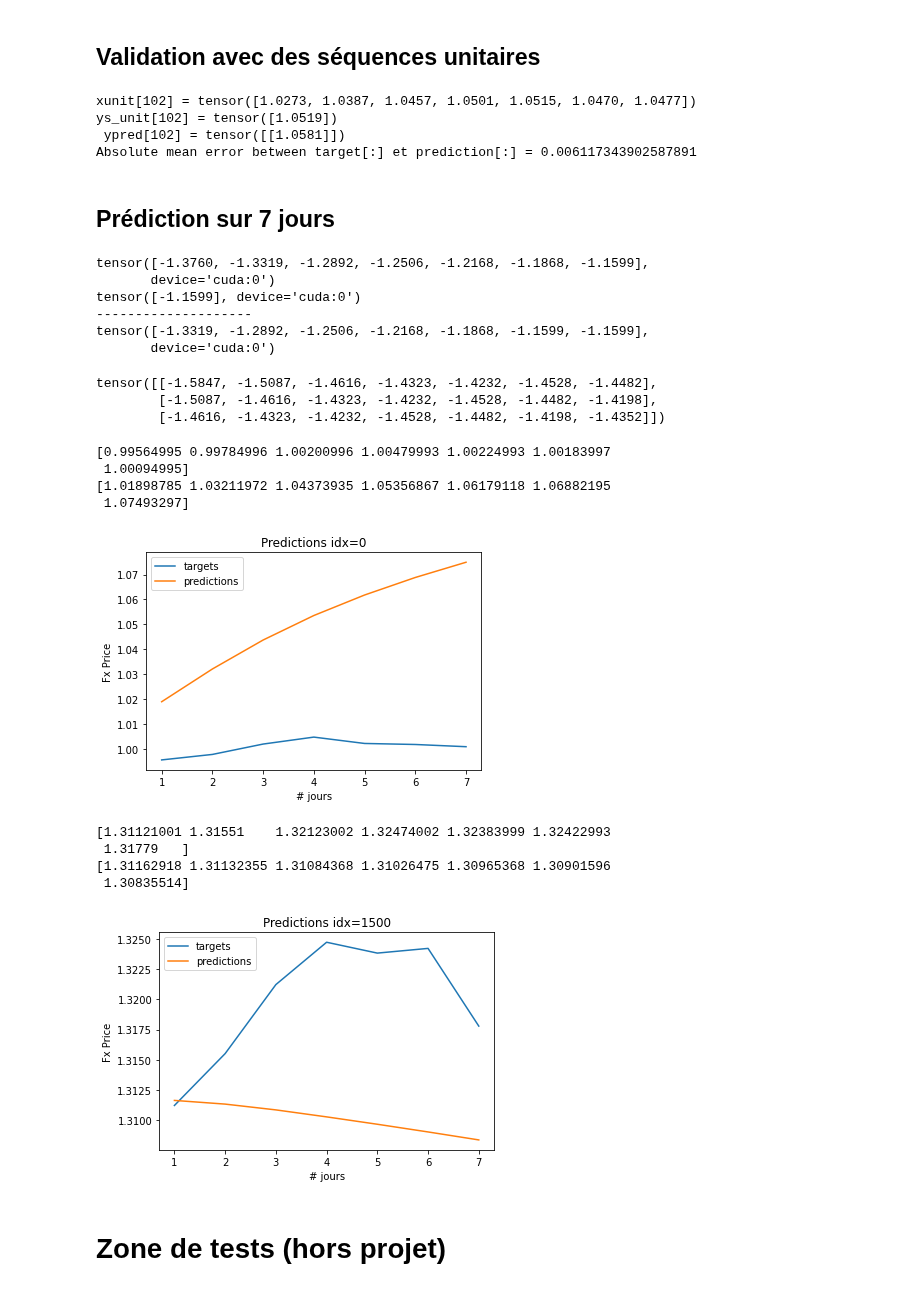
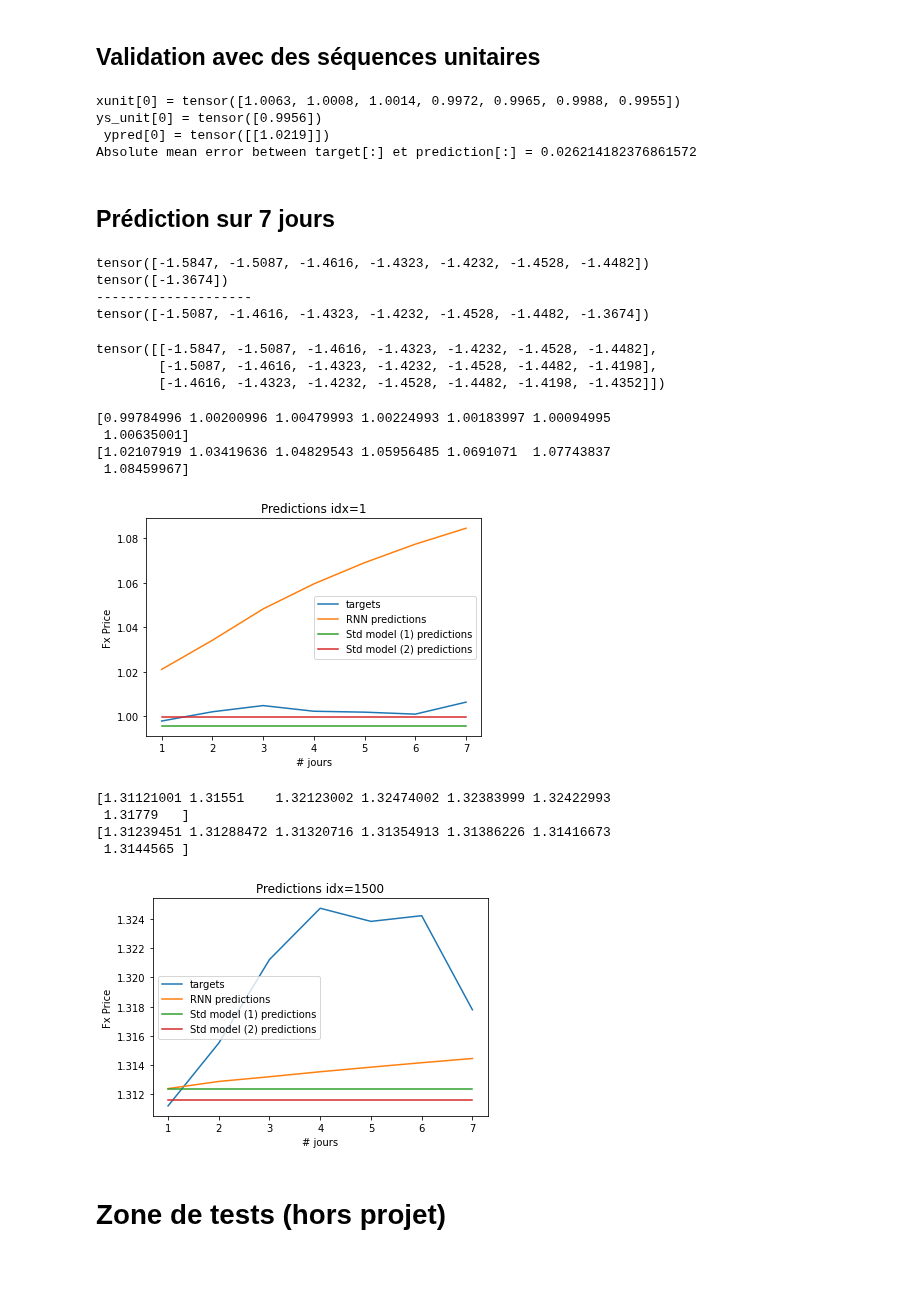
Before and after one commit to delemarchand2020/IVADO_MILA_DL, a Jupyter notebook: Predict_FX_with_DL.ipynb, the cells around one changed output. Saved outputs shown, nothing was run; the diff lists cells and outputs as text; code cells hidden in the pictures.

```diff
--- a/Predict_FX_with_DL.ipynb
+++ b/Predict_FX_with_DL.ipynb
@@ -531,7 +531,7 @@ Absolute mean error between target[:] et prediction[:] = 0.005741299595683813
 # %% [markdown]
 ## Validation avec des séquences unitaires
 # %%
-idx = 102
+idx = 0
 
 # Put sequence data on device (GPU when available)
 Xs_unit = Xs_test[idx:idx+1,:,:].to(device)
@@ -559,10 +559,10 @@ print(f"ys_unit[{idx}] = {ys_unit_unstd.detach()}\n ypred[{idx}] = {ypred_unstd.
 
 print_mean_abs_error(ys_unit_unstd.detach(), ypred_unstd.detach())
 # %% [output]
-xunit[102] = tensor([1.0273, 1.0387, 1.0457, 1.0501, 1.0515, 1.0470, 1.0477])
-ys_unit[102] = tensor([1.0519])
- ypred[102] = tensor([[1.0581]])
-Absolute mean error between target[:] et prediction[:] = 0.006117343902587891
+xunit[0] = tensor([1.0063, 1.0008, 1.0014, 0.9972, 0.9965, 0.9988, 0.9955])
+ys_unit[0] = tensor([0.9956])
+ ypred[0] = tensor([[1.0219]])
+Absolute mean error between target[:] et prediction[:] = 0.026214182376861572
 # %% [markdown]
 ## Prédiction sur 7 jours
 # %%
@@ -583,12 +583,10 @@ Xs_test[idx:idx+1,:,0]
 Xs_test[idx:idx+2,:,0]
 Xs_test[idx:idx+3,:,0]
 # %% [output]
-tensor([-1.3760, -1.3319, -1.2892, -1.2506, -1.2168, -1.1868, -1.1599],
-       device='cuda:0')
-tensor([-1.1599], device='cuda:0')
+tensor([-1.5847, -1.5087, -1.4616, -1.4323, -1.4232, -1.4528, -1.4482])
+tensor([-1.3674])
 --------------------
-tensor([-1.3319, -1.2892, -1.2506, -1.2168, -1.1868, -1.1599, -1.1599],
-       device='cuda:0')
+tensor([-1.5087, -1.4616, -1.4323, -1.4232, -1.4528, -1.4482, -1.3674])
 tensor([[-1.5847, -1.5087, -1.4616, -1.4323, -1.4232, -1.4528, -1.4482],
         [-1.5087, -1.4616, -1.4323, -1.4232, -1.4528, -1.4482, -1.4198],
         [-1.4616, -1.4323, -1.4232, -1.4528, -1.4482, -1.4198, -1.4352]])
@@ -597,6 +595,8 @@ def prediction_7jours(idx=1500):
   Xs_unit = Xs_test[idx:idx+1,:,:]
   ys_targets = np.array([])
   ys_predicts = np.array([])
+  ys_model1 = np.ones(7)*ys_test.numpy()[idx-1]
+  ys_model2 = np.ones(7)*torch.mean(Xs_test[idx-1:idx,:,:]).numpy()
 
   for i in range(idx,idx+7):
     Xs_unit = Xs_unit.to(device)
@@ -610,7 +610,9 @@ def prediction_7jours(idx=1500):
 
   xaxis = range(1, 8)
   plt.plot(xaxis, ys_targets*std + mean, label='targets')
-  plt.plot(xaxis, ys_predicts*std + mean, label='predictions')
+  plt.plot(xaxis, ys_predicts*std + mean, label='RNN predictions')
+  plt.plot(xaxis, ys_model1*std + mean, label='Std model (1) predictions')
+  plt.plot(xaxis, ys_model2*std + mean, label='Std model (2) predictions')
 
   plt.xlabel('# jours')
   plt.ylabel('Fx Price')
@@ -619,19 +621,19 @@ def prediction_7jours(idx=1500):
 
   plt.show()
 # %%
-prediction_7jours(0)
+prediction_7jours(1)
 prediction_7jours(1500)
 # %% [output]
-[0.99564995 0.99784996 1.00200996 1.00479993 1.00224993 1.00183997
- 1.00094995]
-[1.01898785 1.03211972 1.04373935 1.05356867 1.06179118 1.06882195
- 1.07493297]
+[0.99784996 1.00200996 1.00479993 1.00224993 1.00183997 1.00094995
+ 1.00635001]
+[1.02107919 1.03419636 1.04829543 1.05956485 1.0691071  1.07743837
+ 1.08459967]
-[figure, old version]
+[figure, new version]
 [1.31121001 1.31551    1.32123002 1.32474002 1.32383999 1.32422993
  1.31779   ]
-[1.31162918 1.31132355 1.31084368 1.31026475 1.30965368 1.30901596
- 1.30835514]
+[1.31239451 1.31288472 1.31320716 1.31354913 1.31386226 1.31416673
+ 1.3144565 ]
-[figure, old version]
+[figure, new version]
 # %% [markdown]
 # Zone de tests (hors projet)
 # %%
```
Also changed, not shown: parts of 5 cells of this notebook.
